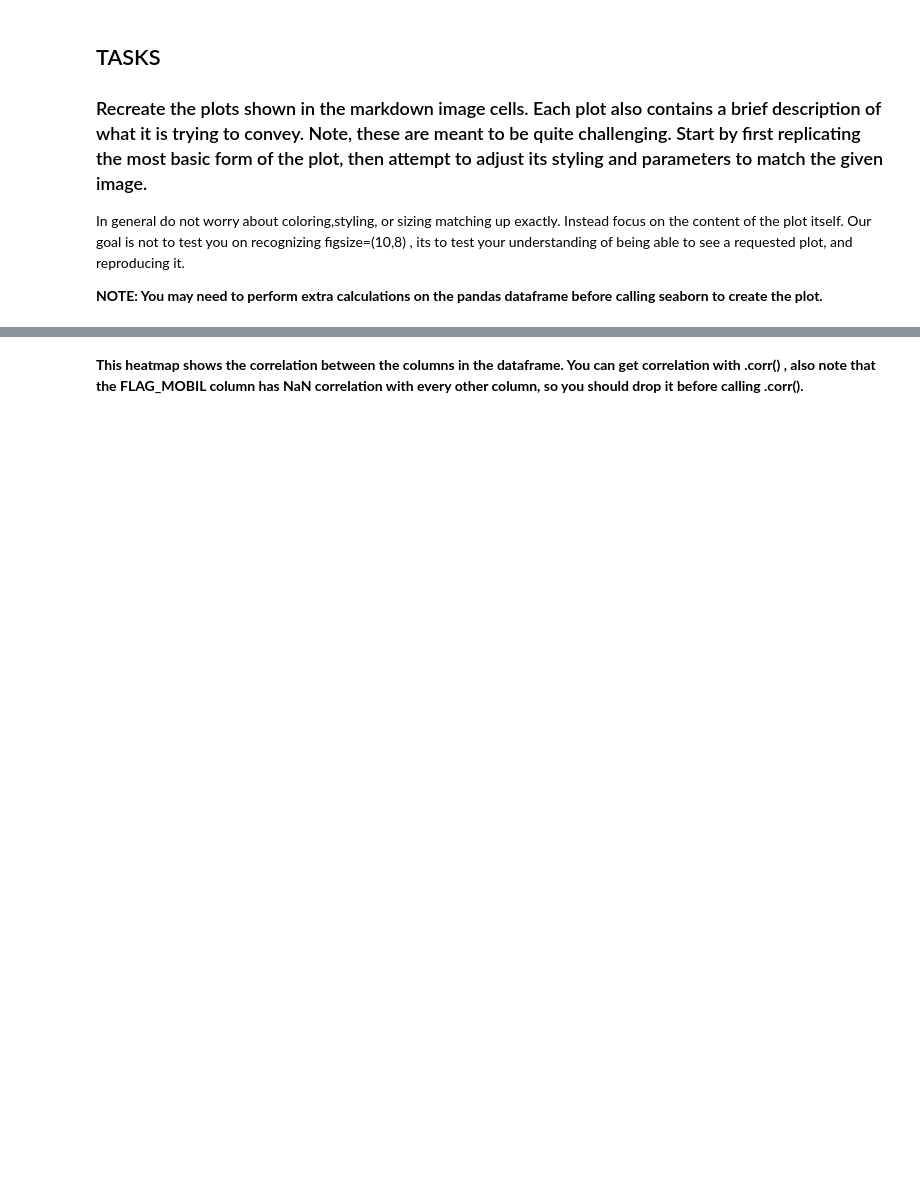
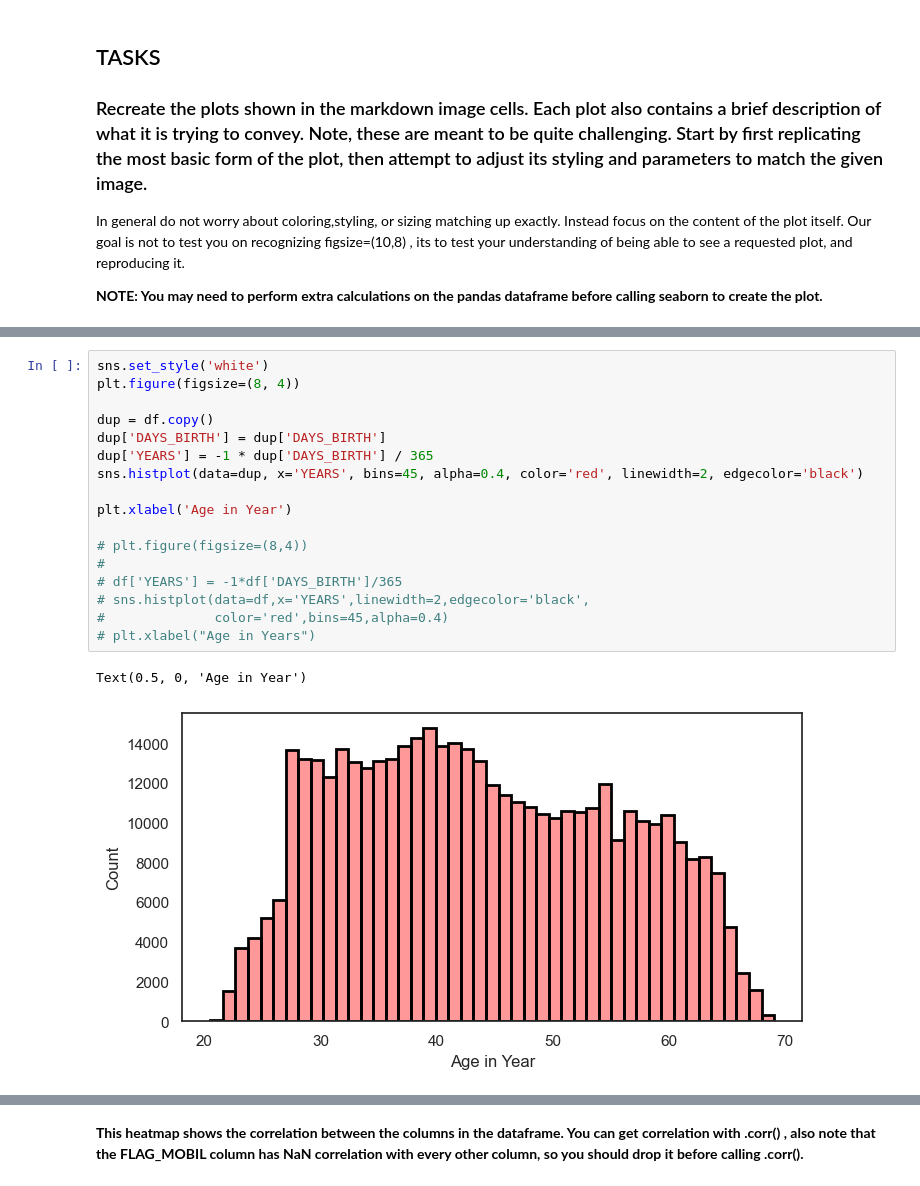
Before and after one commit to LazyPeesh/Python-for-ML, a Jupyter notebook: 05-Seaborn/07-Seaborn-Exercise.ipynb, the cells around one changed output, grey strips where cells are left out. Drawn from its saved outputs; the diff is of its cells as text; blank space fills up the shorter version.

```diff
--- a/05-Seaborn/07-Seaborn-Exercise.ipynb
+++ b/05-Seaborn/07-Seaborn-Exercise.ipynb
@@ -195,3 +252,23 @@ In general do not worry about coloring,styling, or sizing matching up exactly. I
+# %%
+sns.set_style('white')
+plt.figure(figsize=(8, 4))
+
+dup = df.copy()
+dup['DAYS_BIRTH'] = dup['DAYS_BIRTH']
+dup['YEARS'] = -1 * dup['DAYS_BIRTH'] / 365
+sns.histplot(data=dup, x='YEARS', bins=45, alpha=0.4, color='red', linewidth=2, edgecolor='black')
+
+plt.xlabel('Age in Year')
+
+# plt.figure(figsize=(8,4))
+#
+# df['YEARS'] = -1*df['DAYS_BIRTH']/365
+# sns.histplot(data=df,x='YEARS',linewidth=2,edgecolor='black',
+#              color='red',bins=45,alpha=0.4)
+# plt.xlabel("Age in Years")
+# %% [output]
+Text(0.5, 0, 'Age in Year')
+[figure, added]
 # %% [markdown]
 -----
 ### TASK: Recreate the Categorical Plot shown below:
```
Also changed, not shown: parts of 9 cells of this notebook, 7 other files.
